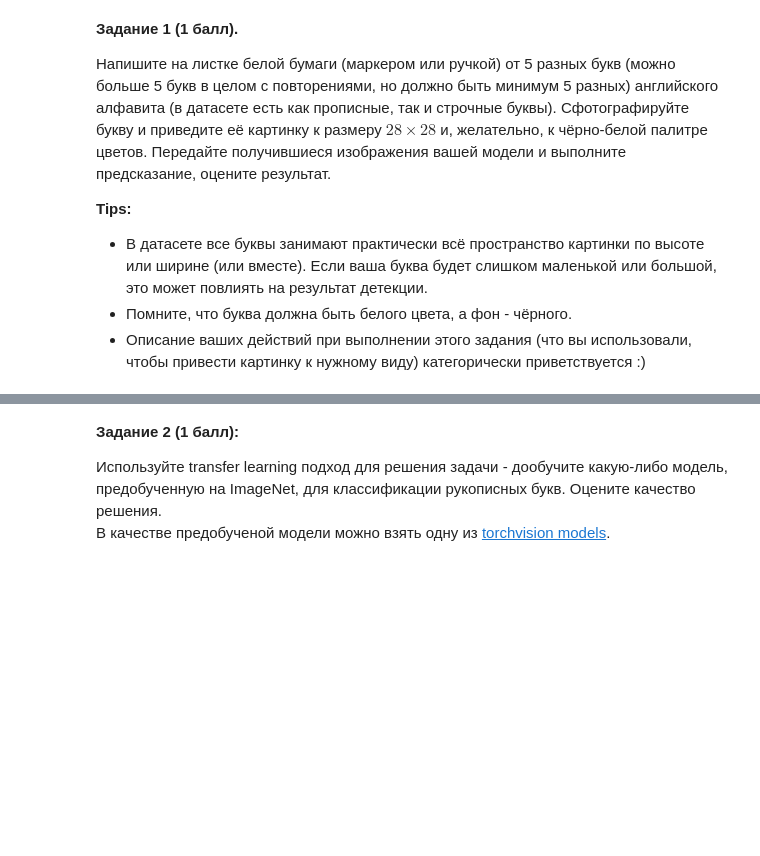
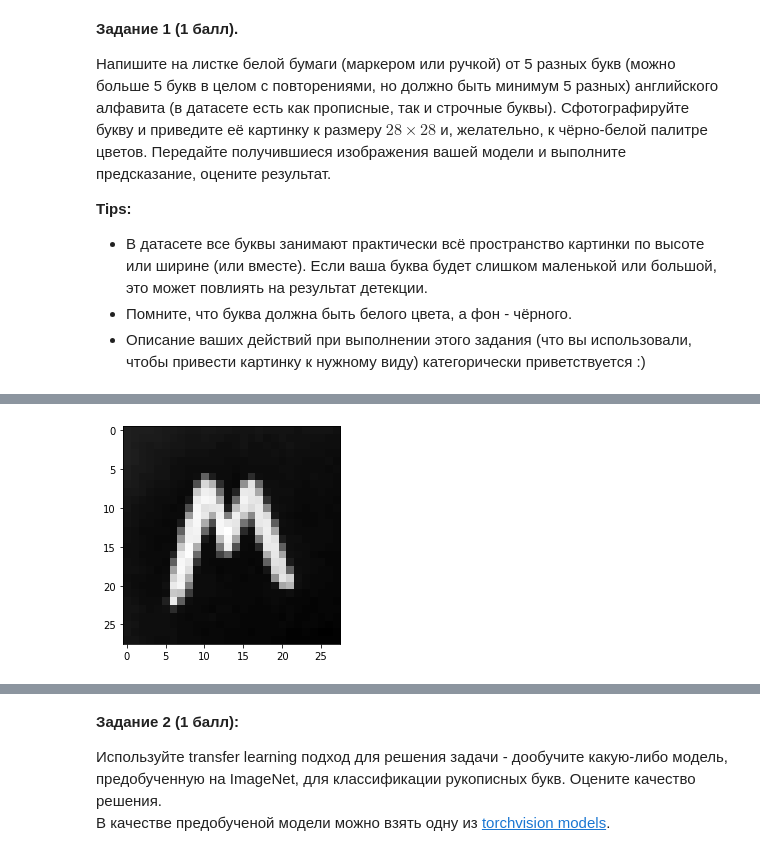
Before and after one commit to SmirnovGrigory/IAD_ml_lab1, a Jupyter notebook: Modern_ML.Lab_1.Image_Classification.ipynb, the cells around one changed output, grey strips where cells are left out. Drawn from its saved outputs; the diff is of its cells as text; code cells hidden in the pictures; blank space fills up the shorter version.

```diff
--- a/Modern_ML.Lab_1.Image_Classification.ipynb
+++ b/Modern_ML.Lab_1.Image_Classification.ipynb
@@ -637,0 +691,10 @@ get_model_accuracy(final_test_dataloader, model90)
+# %%
+image = cv2.imread('custom_images/m.jpg')
+#gray = cv2.cvtColor(image, cv2.COLOR_RGB2GRAY)
+image = cv2.resize(image, (28,28), interpolation=cv2.INTER_AREA)
+image = cv2.cvtColor(image, cv2.COLOR_RGB2GRAY)
+image= np.invert(image)
+plt.imshow(image, cmap='gray')
+plt.show()
+# %% [output]
+[figure, added]
```
Also changed, not shown: parts of 10 cells of this notebook, 5 other files.
